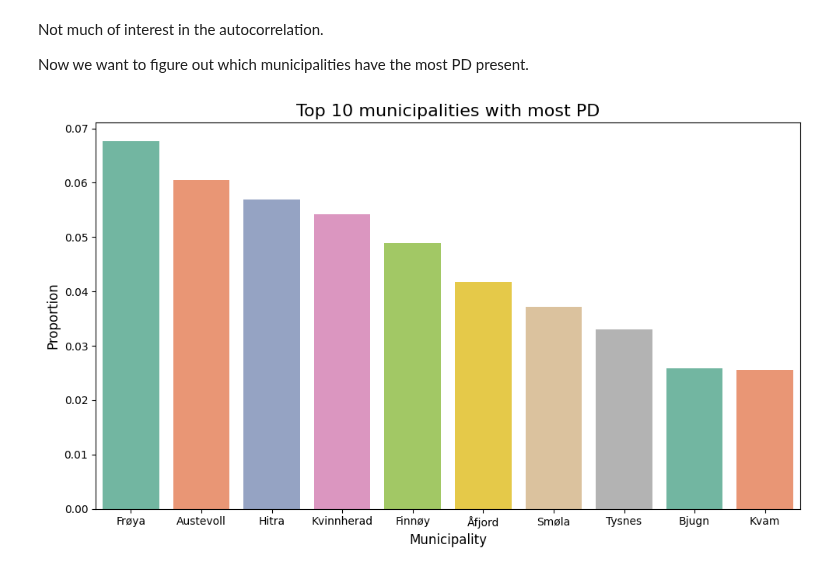
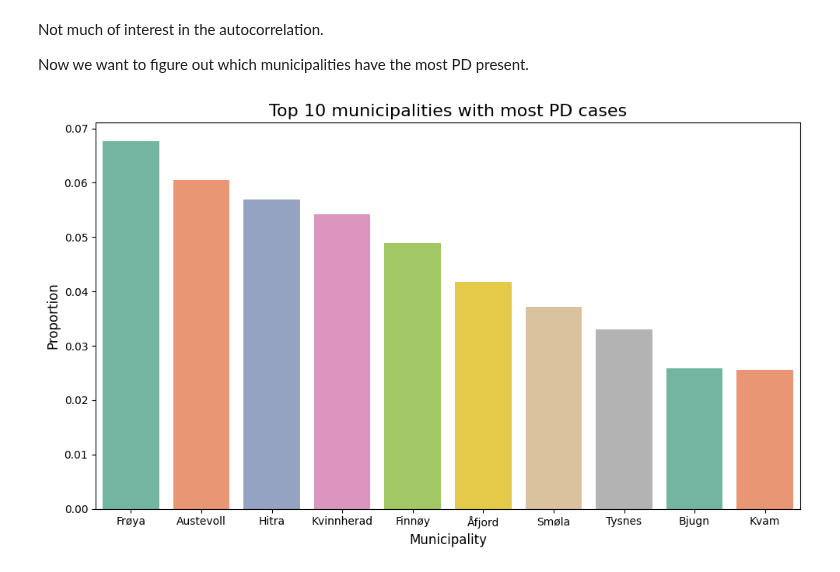
Before and after one commit to erlendrisvik/Compulsories, a Jupyter notebook: CA1/CA1.ipynb, the cells around one changed output. Saved outputs shown, nothing was run; the diff lists cells and outputs as text; code cells hidden in the pictures.

```diff
--- a/CA1/CA1.ipynb
+++ b/CA1/CA1.ipynb
@@ -804,22 +807,22 @@ Now we want to figure out which municipalities have the most PD present.
 # %%
 # Investigating municipality where PD is most present
 top_10 = (fish_pandas
  .groupby("municipality")["haspd"]
  .value_counts(normalize=False)
  .div(fish_pandas["haspd"].sum())
  .unstack(fill_value=0)
  .sort_values(by = True, ascending = False)
  .head(10))[True]
 
 # Plotting the top 10
 plt.figure(figsize=(10, 6))
 sns.barplot(x=top_10.index, y=top_10.values, palette = custom_palette)
-plt.title("Top 10 municipalities with most PD", fontsize=16)
+plt.title("Top 10 municipalities with most PD cases", fontsize=16)
 plt.xlabel("Municipality", fontsize=12)
 plt.ylabel("Proportion", fontsize=12)
 plt.xticks(fontsize=10)
 plt.yticks(fontsize=10)
 plt.tight_layout()
 plt.show()
 # %% [output]
-[figure, old version]
+[figure, new version]
```
Also changed, not shown: parts of 2 cells of this notebook.
